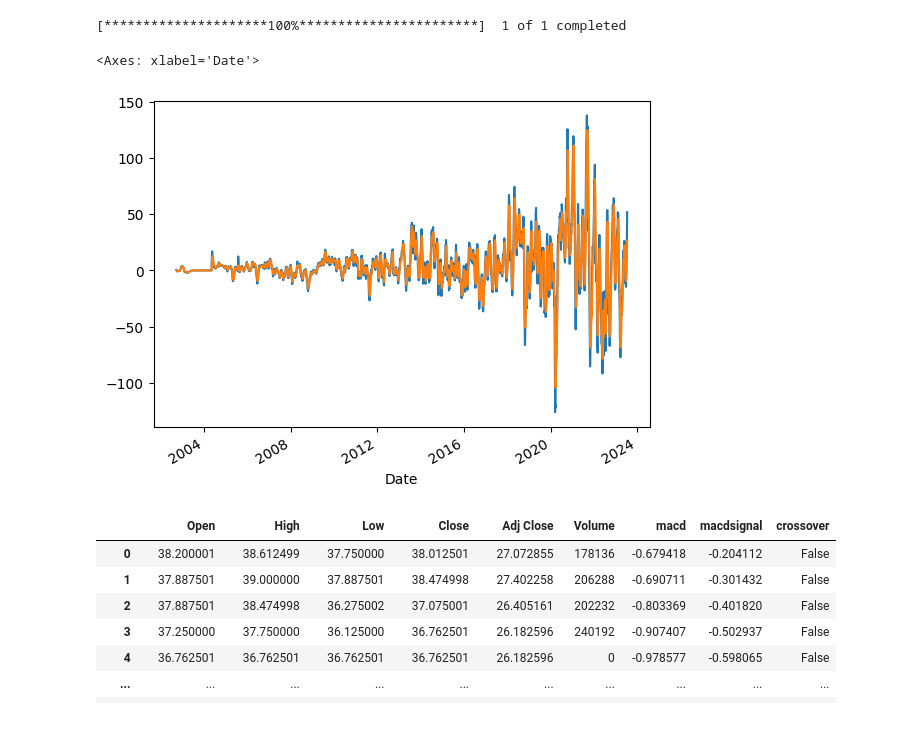
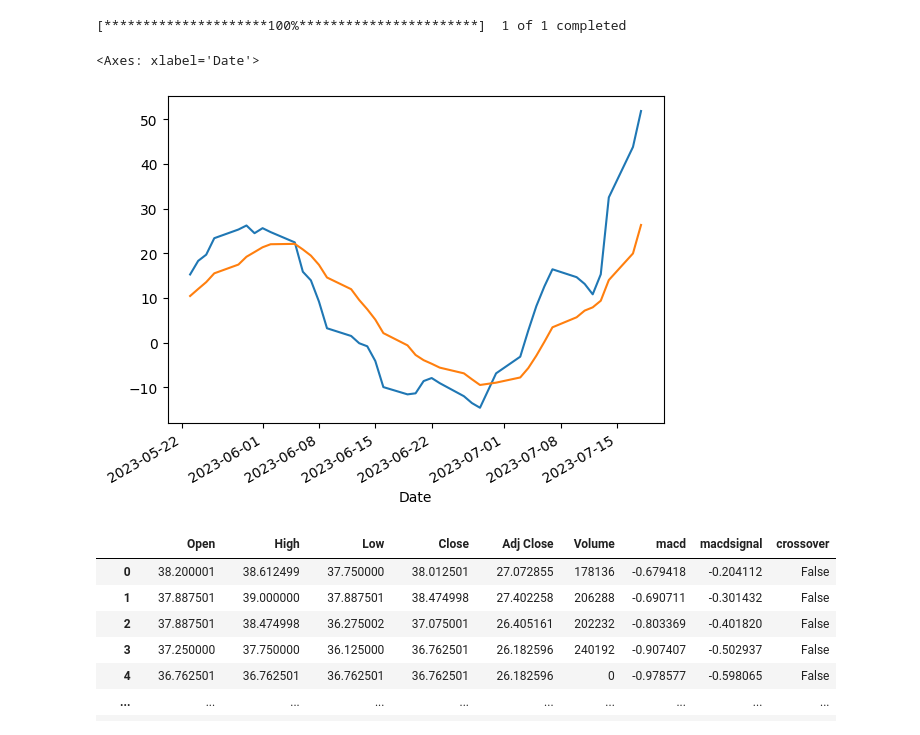
Before and after one commit to innovsm/algorithmic-trading, a Jupyter notebook: stock_recommendation.ipynb, the cells around one changed output. Drawn from its saved outputs; the diff is of its cells as text; code cells hidden in the pictures.

```diff
--- a/stock_recommendation.ipynb
+++ b/stock_recommendation.ipynb
@@ -553,11 +553,11 @@ data_4h = data_1
 data_macd = ta.trend.MACD(data_4h['Close']).macd()  # type: ignore
 data_macdsignal = ta.trend.MACD(data_4h['Close']).macd_signal()  # type: ignore
 # %%
-data_macd.plot()
-data_macdsignal.plot()
+data_macd.tail(40).plot()
+data_macdsignal.tail(40).plot()
 # %% [output]
 <Axes: xlabel='Date'>
-[figure, old version]
+[figure, new version]
 # %%
 data_4h['macd'] = data_macd
 data_4h['macdsignal'] = data_macdsignal
```
Also changed, not shown: parts of 4 cells of this notebook, 1 other file.
